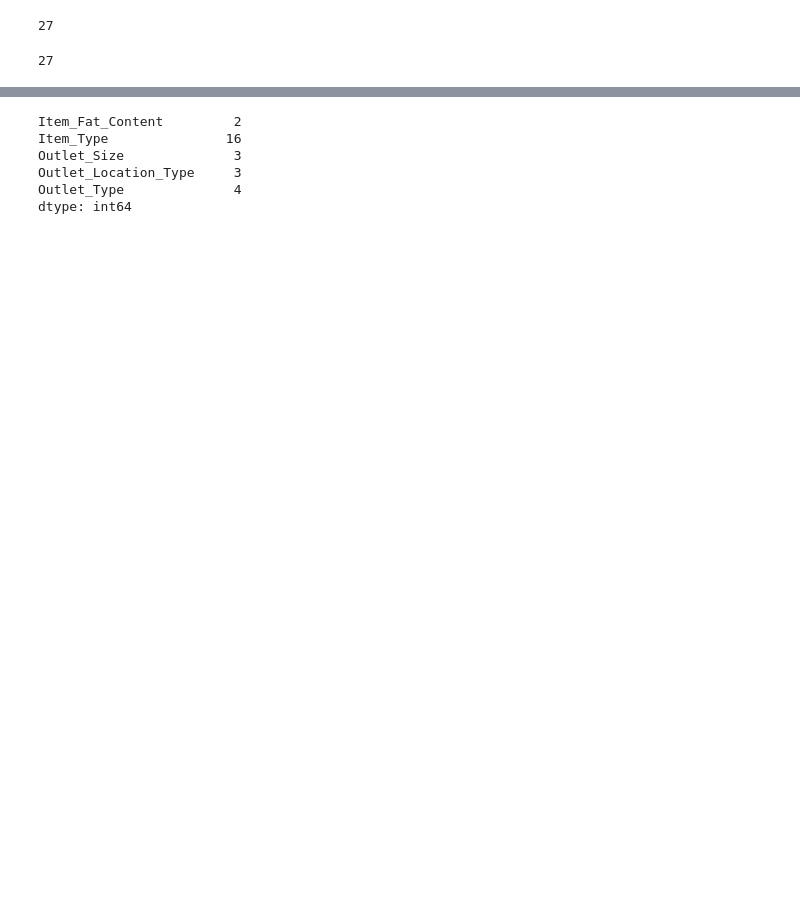
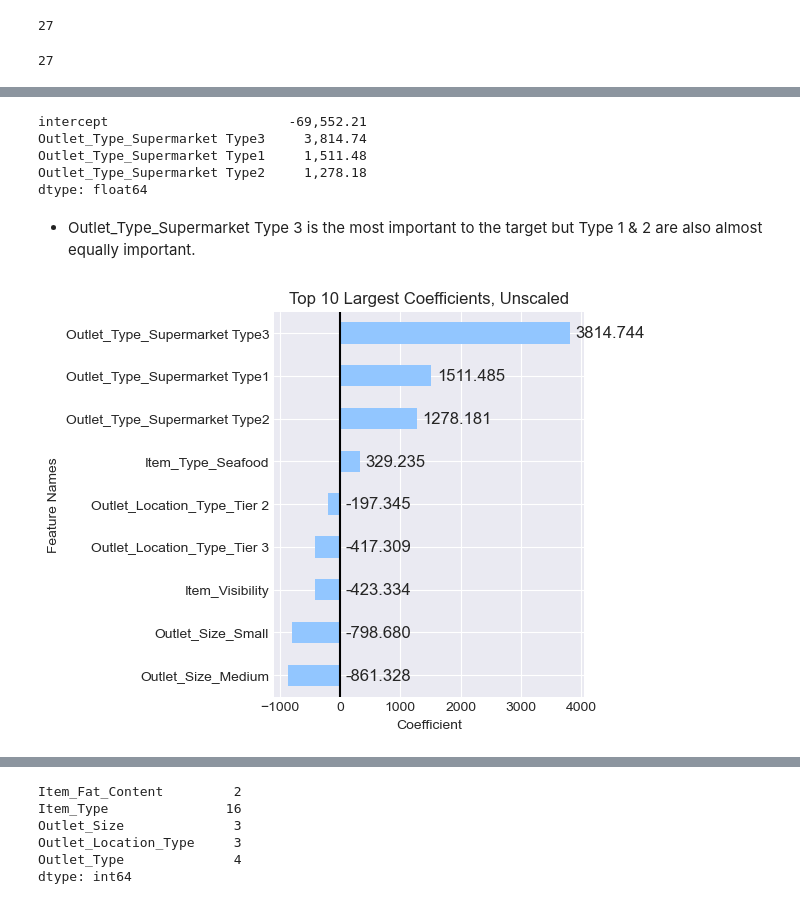
Before and after one commit to CaillahR/Importances-and-Coefficients, a Jupyter notebook: Part 1.ipynb, the cells around one changed output, grey strips where cells are left out. Cells and saved outputs as stored; diff of their text form; code cells hidden in the pictures; blank space fills up the shorter version.

```diff
--- a/Part 1.ipynb
+++ b/Part 1.ipynb
@@ -785,6 +822,7 @@ len(feature_names)
 27
 # %%
 ## Saving the coefficients
-coeffs = pd.Series(lin_reg.coef_, index= feature_names, name='Feature Importance')
+coeffs = pd.Series(lin_reg.coef_, index= feature_names)
+coeffs['intercept'] = lin_reg.intercept_
 coeffs
 # %% [output]
@@ -808,4 +845,0 @@ Name: Feature Importance, dtype: float64
-# %%
-# using .loc to add the intercept to the series
-coeffs.loc['intercept'] = lin_reg.intercept_
-coeffs
@@ -833,0 +871,3 @@ coeffs.sum()
+# %%
+top_n_features = coeff_rank.head(10)
+top_n_features
@@ -854,0 +907,18 @@ Name: Feature Importance, dtype: float64
+# %%
+## Slicing out the top_n_features names to visualize
+plot_vals = coeffs.loc[top_n_features.index]
+plot_vals.head(4)
+# %% [output]
+intercept                       -69,552.21
+Outlet_Type_Supermarket Type3     3,814.74
+Outlet_Type_Supermarket Type1     1,511.48
+Outlet_Type_Supermarket Type2     1,278.18
+dtype: float64
+# %% [markdown]
+- Outlet_Type_Supermarket Type 3 is the most important to the target but Type 1 & 2 are also almost equally important.
+# %%
+ax = plot_coeffs(plot_vals,top_n=10, annotate=True);
+ax.set_title('Top 10 Largest Coefficients, Unscaled');
+fig_gcf = plt.gcf()
+# %% [output]
+[figure, added]
```
Also changed, not shown: parts of 82 cells of this notebook, 1 other file.
